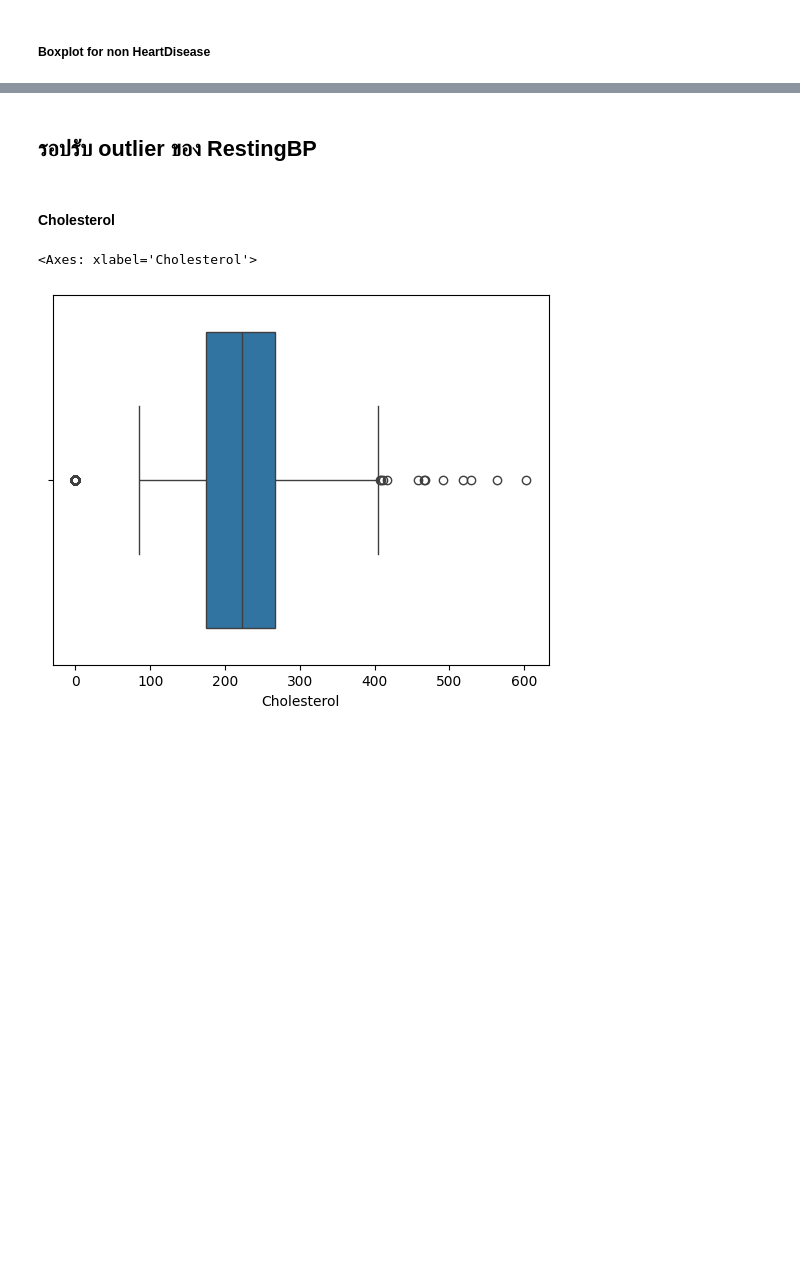
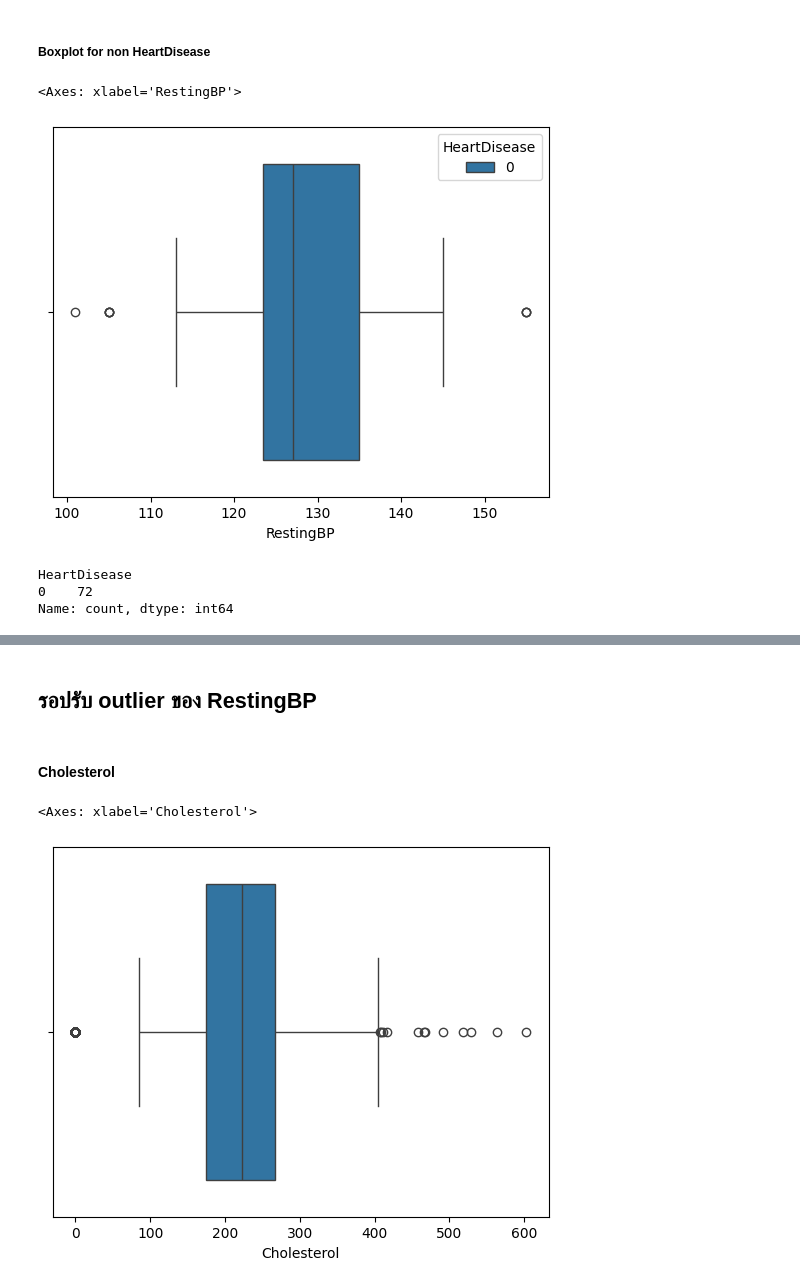
Before and after one commit to ChickenMan-1080/ML-Practice, a Jupyter notebook: ML-Heart/main.ipynb, the cells around one changed output, grey strips where cells are left out. Cells and saved outputs as stored; diff of their text form; code cells hidden in the pictures; blank space fills up the shorter version.

Commit message:
feat: EDA RestingBP for a little

```diff
--- a/ML-Heart/main.ipynb
+++ b/ML-Heart/main.ipynb
@@ -160,0 +161,12 @@ Q1_RestingBP_0 = df_drop_outliers[df_drop_outliers['HeartDisease'] == 0]['Restin
+# %%
+sns.boxplot(df_drop_outliers[(df_drop_outliers['RestingBP']) & (df['HeartDisease']==0)],x='RestingBP',hue='HeartDisease')
+# %% [output]
+<Axes: xlabel='RestingBP'>
+[figure, added]
+# %%
+'''df_RestingBP_0_outlier_minus = df_drop_outliers[(df_drop_outliers['RestingBP'] < Q1_RestingBP_0 - (1.5*IQR_RestingBP_0)) & (df_drop_outliers['HeartDisease']==0)]
+df_RestingBP_0_outlier_minus['HeartDisease'].value_counts()''' #มั่วทำอะไรไม่รู้อย่าสนลบเลยก็ได้
+# %% [output]
+HeartDisease
+0    72
+Name: count, dtype: int64
```
Also changed, not shown: parts of 11 cells of this notebook.
